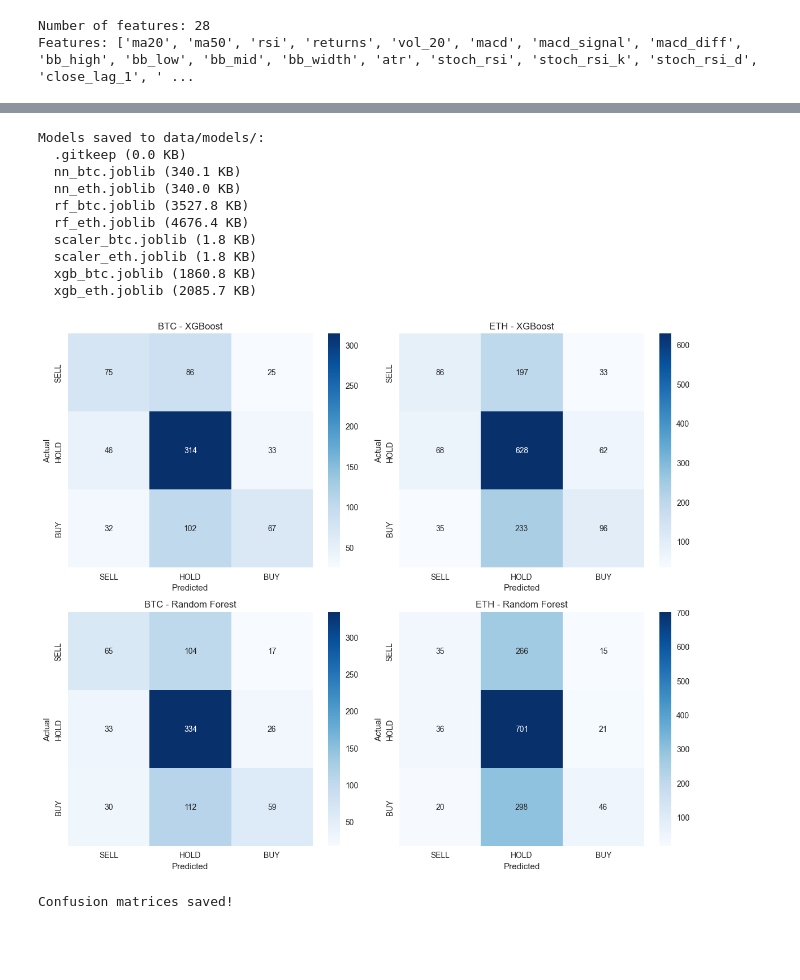
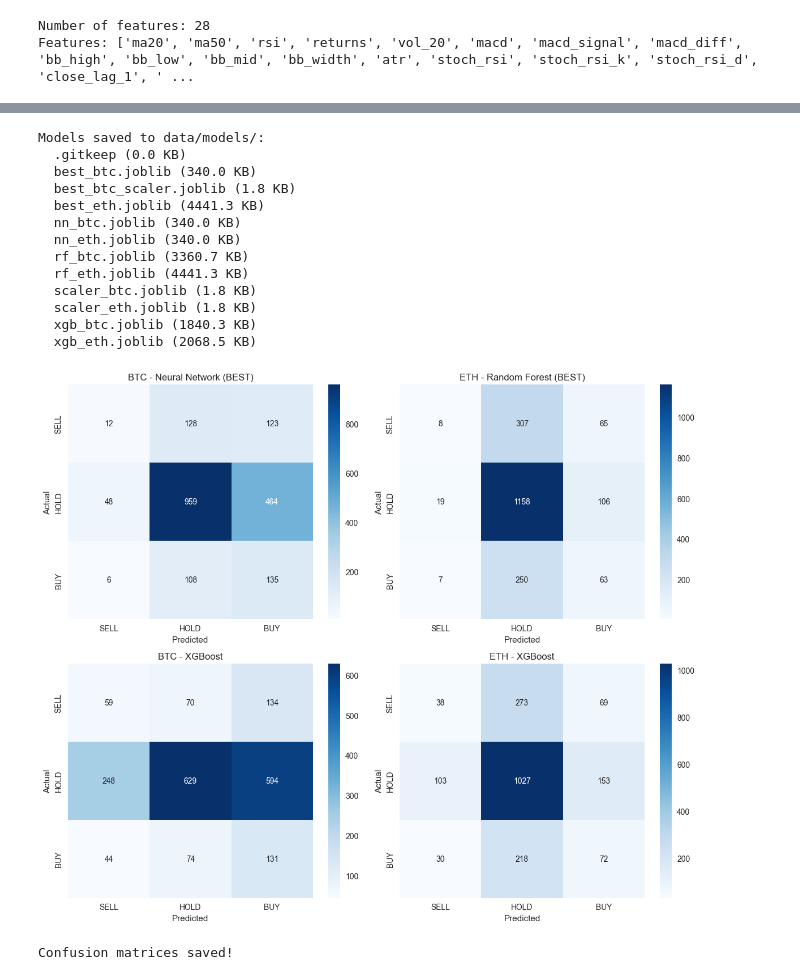
Before and after one commit to nabil-kh11/crypto-trading-bot, a Jupyter notebook: notebooks/02_ml_training.ipynb, the cells around one changed output, grey strips where cells are left out. Cells and saved outputs as stored; diff of their text form; code cells hidden in the pictures; blank space fills up the shorter version.

```diff
--- a/notebooks/02_ml_training.ipynb
+++ b/notebooks/02_ml_training.ipynb
@@ -46,9 +59,6 @@ ETH dataset:
 # %%
-# Columns to drop (not useful for ML)
 DROP_COLS = ['timestamp', 'open', 'high', 'low', 'close', 'volume', 'future_return']
-
-# Features and target
-FEATURE_COLS = [c for c in btc_df.columns if c not in DROP_COLS + ['label']]
+FEATURE_COLS = [c for c in btc_train.columns if c not in DROP_COLS + ['label']]
 TARGET_COL = 'label'
 
 print(f"Number of features: {len(FEATURE_COLS)}")
@@ -267,5 +258,4 @@ weighted avg       0.43      0.52      0.41      1438
 # %%
-# Summary comparison
 results = {
     'Model': ['Random Forest', 'XGBoost', 'Neural Network'],
     'BTC Accuracy': [
@@ -288,7 +278,9 @@ print("Model Comparison:")
 print("="*55)
 print(results_df.to_string(index=False))
 print("="*55)
-print(f"\nBest model: {results_df.iloc[0]['Model']}")
+print(f"\nBest model overall: {results_df.iloc[0]['Model']}")
+print(f"Best BTC model: {results_df.loc[results_df['BTC Accuracy'].idxmax(), 'Model']}")
+print(f"Best ETH model: {results_df.loc[results_df['ETH Accuracy'].idxmax(), 'Model']}")
 
 # Plot
 fig, ax = plt.subplots(figsize=(10, 5))
@@ -297,19 +289,16 @@ width = 0.25
 bars1 = ax.bar(x - width, results_df['BTC Accuracy'], width, label='BTC', color='#F7931A')
 bars2 = ax.bar(x,         results_df['ETH Accuracy'], width, label='ETH', color='#627EEA')
 bars3 = ax.bar(x + width, results_df['Average'],      width, label='Average', color='#1D9E75')
-
 ax.set_ylabel('Accuracy (%)')
-ax.set_title('Model Comparison — BTC vs ETH')
+ax.set_title('Model Comparison — BTC vs ETH (correct temporal split)')
 ax.set_xticks(x)
 ax.set_xticklabels(results_df['Model'])
 ax.legend()
-ax.set_ylim(40, 70)
-
+ax.set_ylim(30, 70)
 for bars in [bars1, bars2, bars3]:
     for bar in bars:
         ax.text(bar.get_x() + bar.get_width()/2, bar.get_height() + 0.3,
                 f'{bar.get_height():.1f}%', ha='center', fontsize=8)
-
 plt.tight_layout()
 plt.savefig('../docs/diagrams/model_comparison.png', dpi=150, bbox_inches='tight')
 plt.show()
@@ -332,60 +323,69 @@ import os
 
 os.makedirs('../data/models', exist_ok=True)
 
-# Save XGBoost models (best performer)
+# Best overall: Neural Network
+# Best BTC: Neural Network
+# Best ETH: Random Forest
+
+joblib.dump(nn_btc,  '../data/models/nn_btc.joblib')
+joblib.dump(nn_eth,  '../data/models/nn_eth.joblib')
+joblib.dump(rf_btc,  '../data/models/rf_btc.joblib')
+joblib.dump(rf_eth,  '../data/models/rf_eth.joblib')
 joblib.dump(xgb_btc, '../data/models/xgb_btc.joblib')
 joblib.dump(xgb_eth, '../data/models/xgb_eth.joblib')
 
-# Save scalers (needed for Neural Network later)
+# Save scalers (needed for Neural Network)
 joblib.dump(btc_scaler, '../data/models/scaler_btc.joblib')
 joblib.dump(eth_scaler, '../data/models/scaler_eth.joblib')
 
-# Save all models too (for comparison in report)
-joblib.dump(rf_btc, '../data/models/rf_btc.joblib')
-joblib.dump(rf_eth, '../data/models/rf_eth.joblib')
-joblib.dump(nn_btc, '../data/models/nn_btc.joblib')
-joblib.dump(nn_eth, '../data/models/nn_eth.joblib')
+# Save best models explicitly
+joblib.dump(nn_btc, '../data/models/best_btc.joblib')
+joblib.dump(rf_eth, '../data/models/best_eth.joblib')
+joblib.dump(btc_scaler, '../data/models/best_btc_scaler.joblib')
 
 print("Models saved to data/models/:")
-for f in os.listdir('../data/models'):
+for f in sorted(os.listdir('../data/models')):
     size = os.path.getsize(f'../data/models/{f}') / 1024
     print(f"  {f} ({size:.1f} KB)")
 # %% [output]
 Models saved to data/models/:
   .gitkeep (0.0 KB)
-  nn_btc.joblib (340.1 KB)
+  best_btc.joblib (340.0 KB)
+  best_btc_scaler.joblib (1.8 KB)
+  best_eth.joblib (4441.3 KB)
+  nn_btc.joblib (340.0 KB)
   nn_eth.joblib (340.0 KB)
-  rf_btc.joblib (3527.8 KB)
-  rf_eth.joblib (4676.4 KB)
+  rf_btc.joblib (3360.7 KB)
+  rf_eth.joblib (4441.3 KB)
   scaler_btc.joblib (1.8 KB)
   scaler_eth.joblib (1.8 KB)
-  xgb_btc.joblib (1860.8 KB)
-  xgb_eth.joblib (2085.7 KB)
+  xgb_btc.joblib (1840.3 KB)
+  xgb_eth.joblib (2068.5 KB)
 # %%
 fig, axes = plt.subplots(2, 2, figsize=(12, 10))
 label_names = ['SELL', 'HOLD', 'BUY']
 
 pairs = [
-    (btc_y_test, xgb_btc_pred, 'BTC - XGBoost', axes[0][0]),
-    (eth_y_test, xgb_eth_pred, 'ETH - XGBoost', axes[0][1]),
-    (btc_y_test, rf_btc_pred,  'BTC - Random Forest', axes[1][0]),
-    (eth_y_test, rf_eth_pred,  'ETH - Random Forest', axes[1][1]),
+    (btc_y_test, nn_btc_pred,  'BTC - Neural Network (BEST)', axes[0][0]),
+    (eth_y_test, rf_eth_pred,  'ETH - Random Forest (BEST)',  axes[0][1]),
+    (btc_y_test, xgb_btc_pred, 'BTC - XGBoost',               axes[1][0]),
+    (eth_y_test, xgb_eth_pred, 'ETH - XGBoost',               axes[1][1]),
 ]
 
 for y_true, y_pred, title, ax in pairs:
     cm = confusion_matrix(y_true, y_pred)
     sns.heatmap(cm, annot=True, fmt='d', cmap='Blues',
                 xticklabels=label_names,
                 yticklabels=label_names,
                 ax=ax)
     ax.set_title(title)
     ax.set_ylabel('Actual')
     ax.set_xlabel('Predicted')
 
 plt.tight_layout()
 plt.savefig('../docs/diagrams/confusion_matrices.png', dpi=150, bbox_inches='tight')
 plt.show()
 print("Confusion matrices saved!")
 # %% [output]
-[figure, old version]
+[figure, new version]
 Confusion matrices saved!
```
Also changed, not shown: parts of 7 cells of this notebook, 7 other files.
